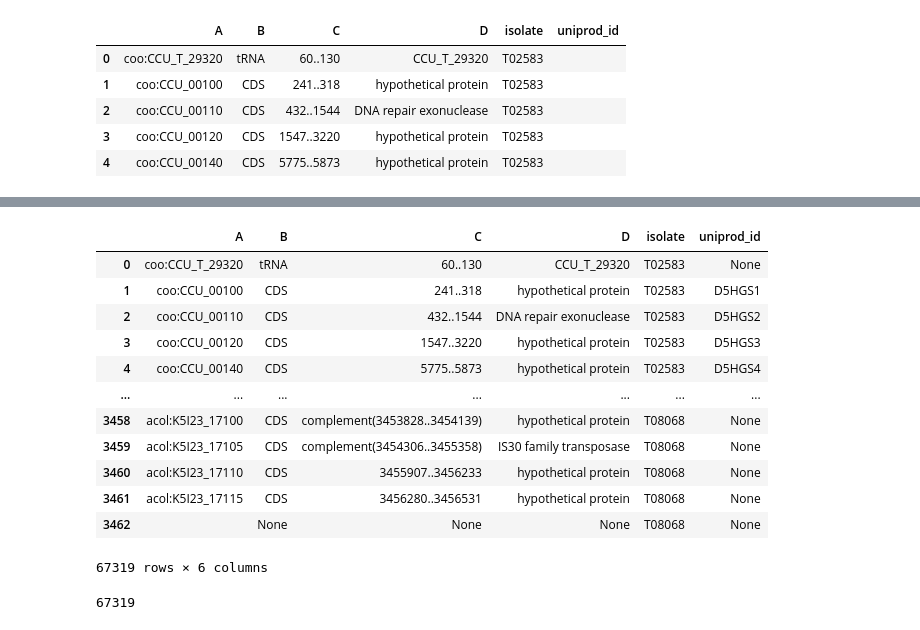
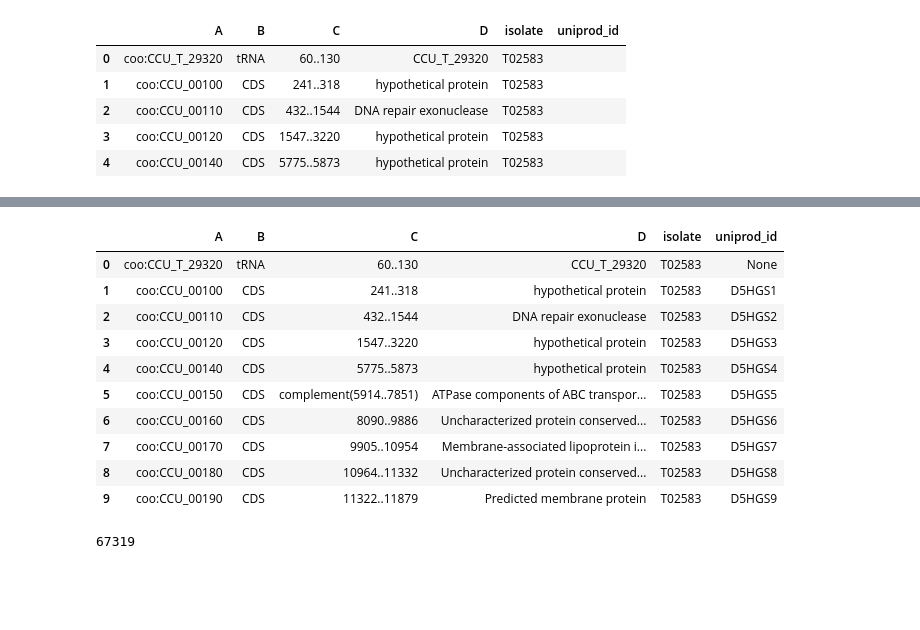
Before and after one commit to NCBI-Codeathons/mlxai-2024-team-bhushan, a Jupyter notebook: notebooks/gene_cooccurance.ipynb, the cells around one changed output, grey strips where cells are left out. Drawn from its saved outputs; the diff is of its cells as text; code cells hidden in the pictures; blank space fills up the shorter version.

Commit message:
cleaned gene_cooccurance

```diff
--- a/notebooks/gene_cooccurance.ipynb
+++ b/notebooks/gene_cooccurance.ipynb
@@ -197,21 +154,19 @@ combined_id_list
 for ind, row in all_genes_df.iterrows():
     row["uniprod_id"] = combined_id_list.get(row["A"])
 # %%
-all_genes_df
+all_genes_df.head(10)
 # %% [output]
 |  | A | B | C | D | isolate | uniprod_id |
 | 0 | coo:CCU_T_29320 | tRNA | 60..130 | CCU_T_29320 | T02583 | None |
 | 1 | coo:CCU_00100 | CDS | 241..318 | hypothetical protein | T02583 | D5HGS1 |
 | 2 | coo:CCU_00110 | CDS | 432..1544 | DNA repair exonuclease | T02583 | D5HGS2 |
 | 3 | coo:CCU_00120 | CDS | 1547..3220 | hypothetical protein | T02583 | D5HGS3 |
 | 4 | coo:CCU_00140 | CDS | 5775..5873 | hypothetical protein | T02583 | D5HGS4 |
-| ... | ... | ... | ... | ... | ... | ... |
-| 3458 | acol:K5I23_17100 | CDS | complement(3453828..3454139) | hypothetical protein | T08068 | None |
-| 3459 | acol:K5I23_17105 | CDS | complement(3454306..3455358) | IS30 family transposase | T08068 | None |
-| 3460 | acol:K5I23_17110 | CDS | 3455907..3456233 | hypothetical protein | T08068 | None |
-| 3461 | acol:K5I23_17115 | CDS | 3456280..3456531 | hypothetical protein | T08068 | None |
-| 3462 |  | None | None | None | T08068 | None |
+| 5 | coo:CCU_00150 | CDS | complement(5914..7851) | ATPase components of ABC transpor... | T02583 | D5HGS5 |
+| 6 | coo:CCU_00160 | CDS | 8090..9886 | Uncharacterized protein conserved... | T02583 | D5HGS6 |
+| 7 | coo:CCU_00170 | CDS | 9905..10954 | Membrane-associated lipoprotein i... | T02583 | D5HGS7 |
+| 8 | coo:CCU_00180 | CDS | 10964..11332 | Uncharacterized protein conserved... | T02583 | D5HGS8 |
+| 9 | coo:CCU_00190 | CDS | 11322..11879 | Predicted membrane protein | T02583 | D5HGS9 |
-67319 rows × 6 columns
 # %%
 all_genes_df.to_csv("../data/gene_id_with_uniprodid.csv", index=False)
 # %%
```
Also changed, not shown: parts of 6 cells of this notebook.
